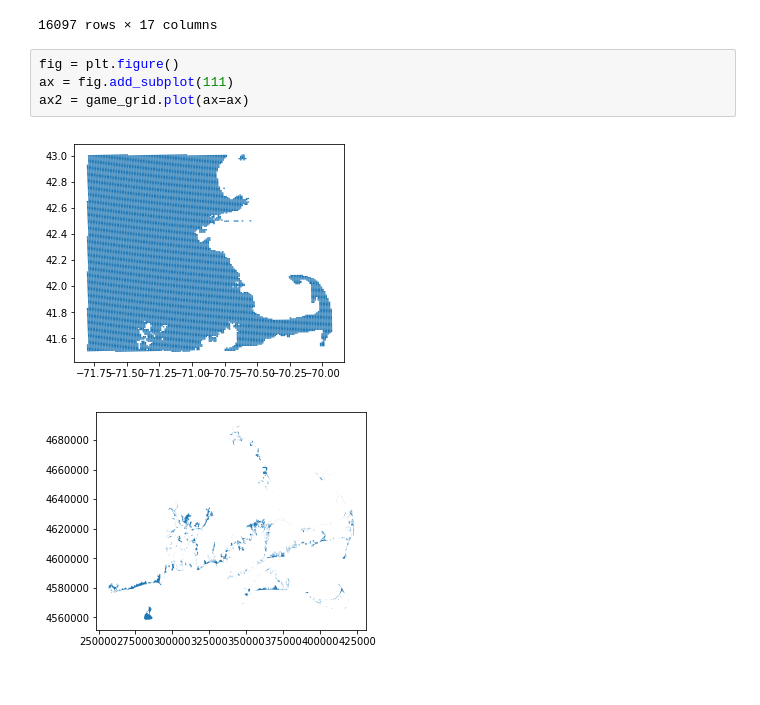
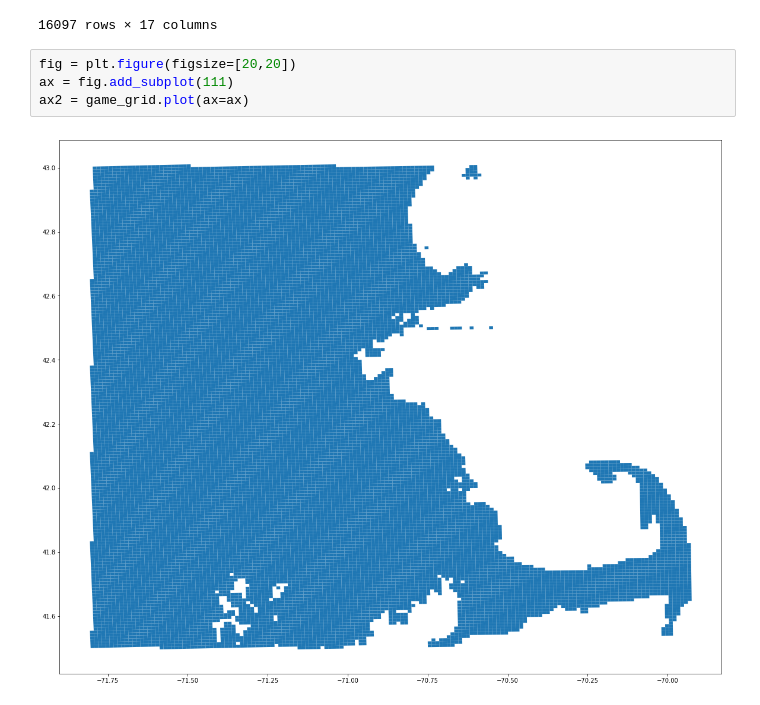
Before and after one commit to obhalerao/bwsi-remote-sensing-final-exercise-logistics, a Jupyter notebook: final_exercise_grid.ipynb, the cells around one changed output. Saved outputs shown, nothing was run; the diff lists cells and outputs as text.

```diff
--- a/final_exercise_grid.ipynb
+++ b/final_exercise_grid.ipynb
@@ -99,9 +99,8 @@ game_grid
 | 16096 | 19TDF1799 | DF | 19T | 417000mE | 4599000mN | 19TDF19 | 0.041990 | 0.041990 | 0.000108 | ... |
 16097 rows × 17 columns
 # %%
-fig = plt.figure()
+fig = plt.figure(figsize=[20,20])
 ax = fig.add_subplot(111)
 ax2 = game_grid.plot(ax=ax)
 # %% [output]
-[figure, old version]
+[figure, new version]
-[figure, removed]
```
Also changed, not shown: parts of 1 cell of this notebook.
